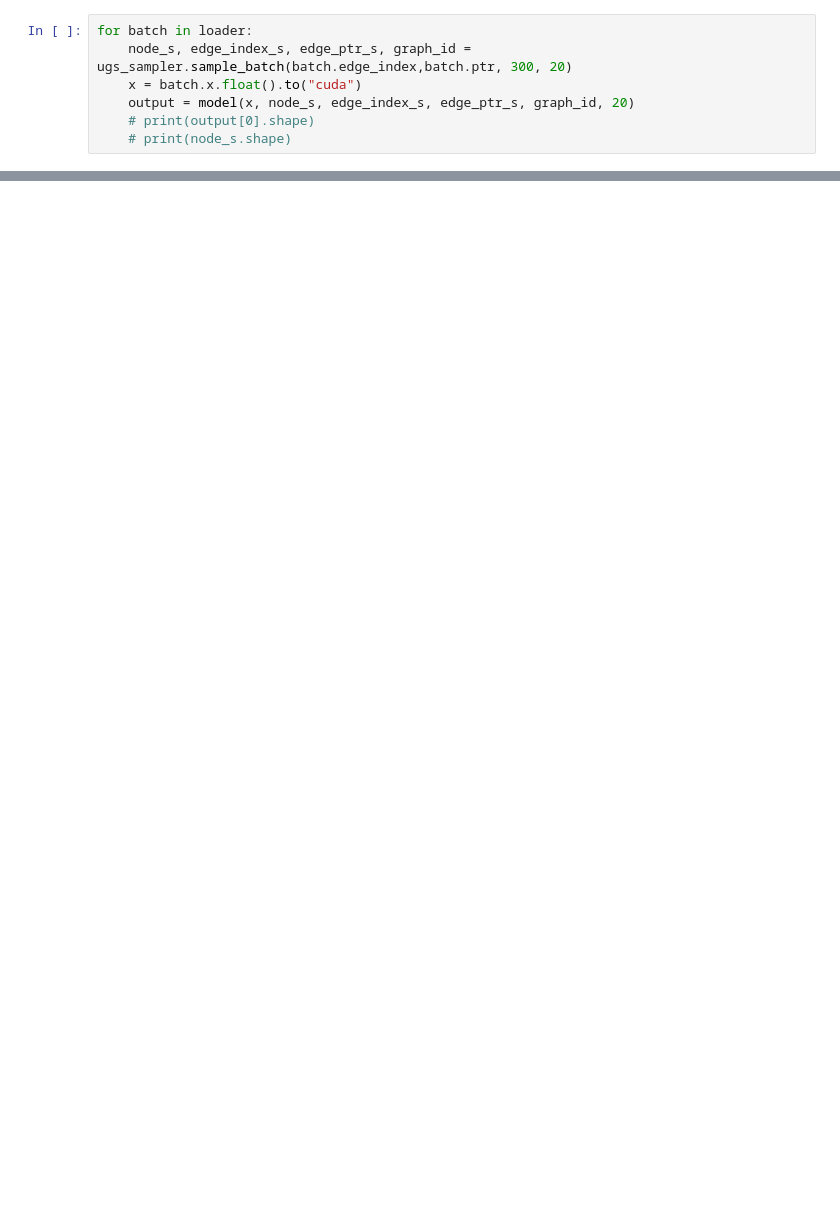
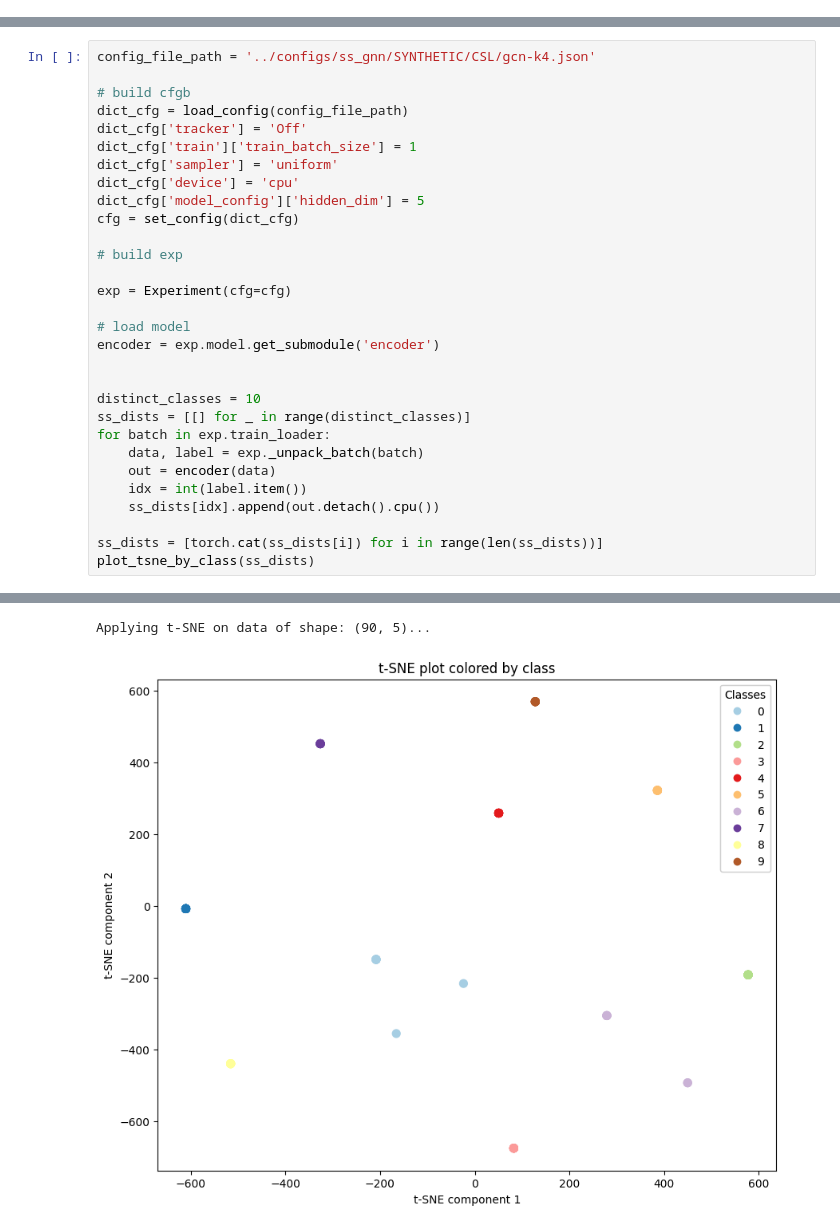
Before and after one commit to AniruddhaMandal/SS-GNN, a Jupyter notebook: notebooks/SS-GNN.ipynb, the cells around one changed output, grey strips where cells are left out. Cells and saved outputs as stored; diff of their text form; blank space fills up the shorter version.

```diff
--- a/notebooks/SS-GNN.ipynb
+++ b/notebooks/SS-GNN.ipynb
@@ -71,7 +0,0 @@ SubgraphGINEncoder(
-# %%
-for batch in loader:
-    node_s, edge_index_s, edge_ptr_s, graph_id = ugs_sampler.sample_batch(batch.edge_index,batch.ptr, 300, 20)
-    x = batch.x.float().to("cuda")
-    output = model(x, node_s, edge_index_s, edge_ptr_s, graph_id, 20)
-    # print(output[0].shape)
-    # print(node_s.shape)
@@ -77,0 +65,31 @@ for batch in loader:
+# %%
+config_file_path = '../configs/ss_gnn/SYNTHETIC/CSL/gcn-k4.json'
+
+# build cfgb
+dict_cfg = load_config(config_file_path)
+dict_cfg['tracker'] = 'Off'
+dict_cfg['train']['train_batch_size'] = 1
+dict_cfg['sampler'] = 'uniform'
+dict_cfg['device'] = 'cpu'
+dict_cfg['model_config']['hidden_dim'] = 5
+cfg = set_config(dict_cfg)
+
+# build exp
+
+exp = Experiment(cfg=cfg)
+
+# load model
+encoder = exp.model.get_submodule('encoder')
+
+
+distinct_classes = 10
+ss_dists = [[] for _ in range(distinct_classes)]
+for batch in exp.train_loader:
+    data, label = exp._unpack_batch(batch)
+    out = encoder(data)
+    idx = int(label.item())
+    ss_dists[idx].append(out.detach().cpu())
+
+ss_dists = [torch.cat(ss_dists[i]) for i in range(len(ss_dists))]
+plot_tsne_by_class(ss_dists)
+# %% [output]
@@ -77,0 +113,2 @@ for batch in loader:
+Applying t-SNE on data of shape: (90, 5)...
+[figure, added]
```
Also changed, not shown: parts of 15 cells of this notebook, 13 other files.
